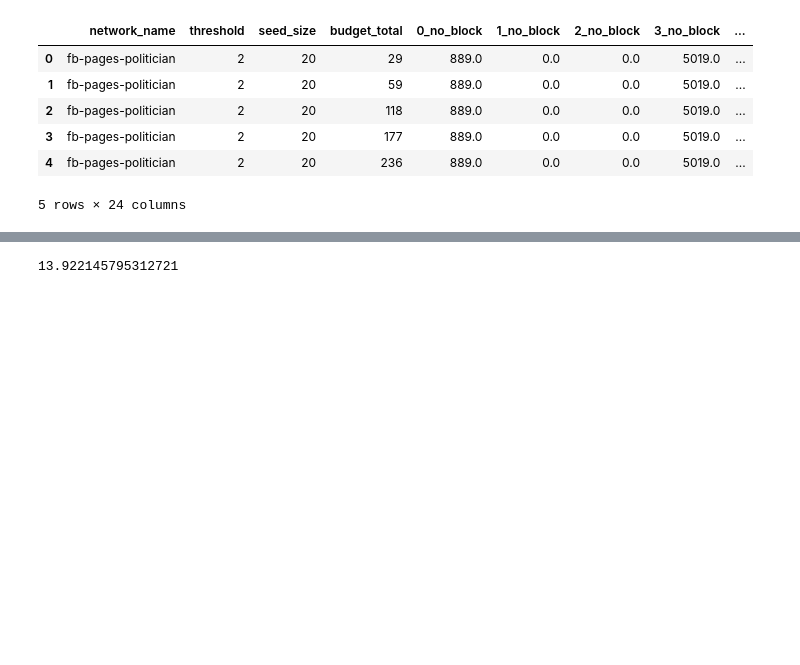
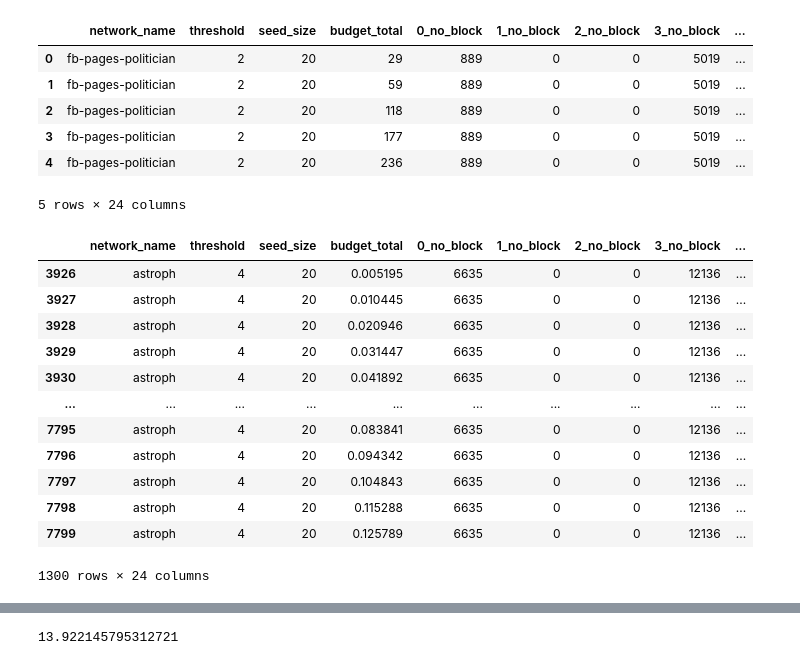
Before and after one commit to hcars/threshold_simulations_refactored, a Jupyter notebook: complex_net_proposal/experiment_results/analysis.ipynb, the cells around one changed output, grey strips where cells are left out. Saved outputs shown, nothing was run; the diff lists cells and outputs as text; code cells hidden in the pictures; blank space fills up the shorter version.

```diff
--- a/complex_net_proposal/experiment_results/analysis.ipynb
+++ b/complex_net_proposal/experiment_results/analysis.ipynb
@@ -7,7 +7,7 @@ from matplotlib.font_manager import FontProperties
 import numpy as np
 # %%
 
-results = pd.read_csv('results_ilp.csv', index_col=None)
+results = pd.read_csv('results_smc_fresh.csv', index_col=None)
 for name in ['_no_block', '_cbh', '_degree', '_random']:
     results['total' + name] = sum(results[str(i)+name] for i in range(1, 4)).subtract(20)
 # sns.set()
@@ -15,11 +15,11 @@ results = results[results.seed_size == 20]
 results.head()
 # %% [output]
 |  | network_name | threshold | seed_size | budget_total | 0_no_block | 1_no_block | 2_no_block | 3_no_block | ... |
-| 0 | fb-pages-politician | 2 | 20 | 29 | 889.0 | 0.0 | 0.0 | 5019.0 | ... |
-| 1 | fb-pages-politician | 2 | 20 | 59 | 889.0 | 0.0 | 0.0 | 5019.0 | ... |
-| 2 | fb-pages-politician | 2 | 20 | 118 | 889.0 | 0.0 | 0.0 | 5019.0 | ... |
-| 3 | fb-pages-politician | 2 | 20 | 177 | 889.0 | 0.0 | 0.0 | 5019.0 | ... |
-| 4 | fb-pages-politician | 2 | 20 | 236 | 889.0 | 0.0 | 0.0 | 5019.0 | ... |
+| 0 | fb-pages-politician | 2 | 20 | 29 | 889 | 0 | 0 | 5019 | ... |
+| 1 | fb-pages-politician | 2 | 20 | 59 | 889 | 0 | 0 | 5019 | ... |
+| 2 | fb-pages-politician | 2 | 20 | 118 | 889 | 0 | 0 | 5019 | ... |
+| 3 | fb-pages-politician | 2 | 20 | 177 | 889 | 0 | 0 | 5019 | ... |
+| 4 | fb-pages-politician | 2 | 20 | 236 | 889 | 0 | 0 | 5019 | ... |
 5 rows × 24 columns
 # %%
 for i in range(results.shape[0]):
@@ -37,0 +39,25 @@ for i in range(results.shape[0]):
+# %%
+# split = results.groupby(['network_name', 'threshold', 'budget_total']).mean()
+# # split.iloc[:, -1]
+# for group in split:
+# #     print(name)
+#     if 'total' in group:
+#         print(
+#             averaged[group].tolist()
+#              )
+threshold = results[(results.threshold == 4) & (results.network_name == 'astroph')]
+threshold
+# %% [output]
+|  | network_name | threshold | seed_size | budget_total | 0_no_block | 1_no_block | 2_no_block | 3_no_block | ... |
+| 3926 | astroph | 4 | 20 | 0.005195 | 6635 | 0 | 0 | 12136 | ... |
+| 3927 | astroph | 4 | 20 | 0.010445 | 6635 | 0 | 0 | 12136 | ... |
+| 3928 | astroph | 4 | 20 | 0.020946 | 6635 | 0 | 0 | 12136 | ... |
+| 3929 | astroph | 4 | 20 | 0.031447 | 6635 | 0 | 0 | 12136 | ... |
+| 3930 | astroph | 4 | 20 | 0.041892 | 6635 | 0 | 0 | 12136 | ... |
+| ... | ... | ... | ... | ... | ... | ... | ... | ... | ... |
+| 7795 | astroph | 4 | 20 | 0.083841 | 6635 | 0 | 0 | 12136 | ... |
+| 7796 | astroph | 4 | 20 | 0.094342 | 6635 | 0 | 0 | 12136 | ... |
+| 7797 | astroph | 4 | 20 | 0.104843 | 6635 | 0 | 0 | 12136 | ... |
+| 7798 | astroph | 4 | 20 | 0.115288 | 6635 | 0 | 0 | 12136 | ... |
+| 7799 | astroph | 4 | 20 | 0.125789 | 6635 | 0 | 0 | 12136 | ... |
+1300 rows × 24 columns
```
Also changed, not shown: parts of 4 cells of this notebook, 7 other files.
